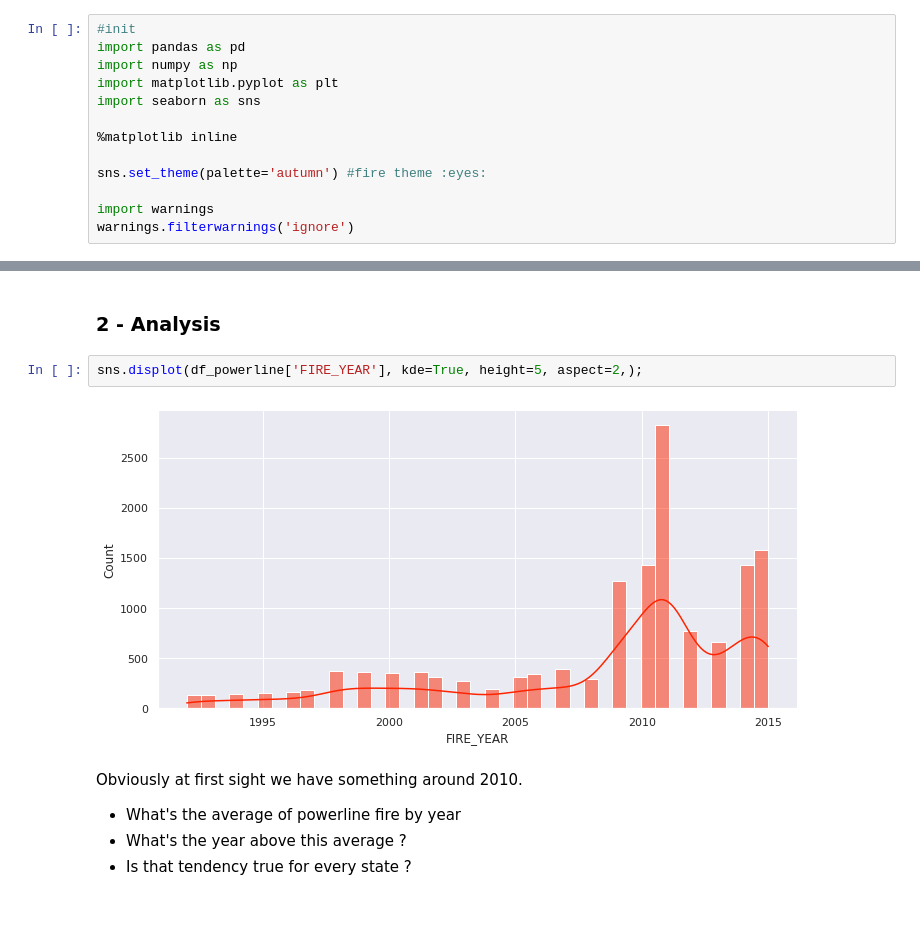
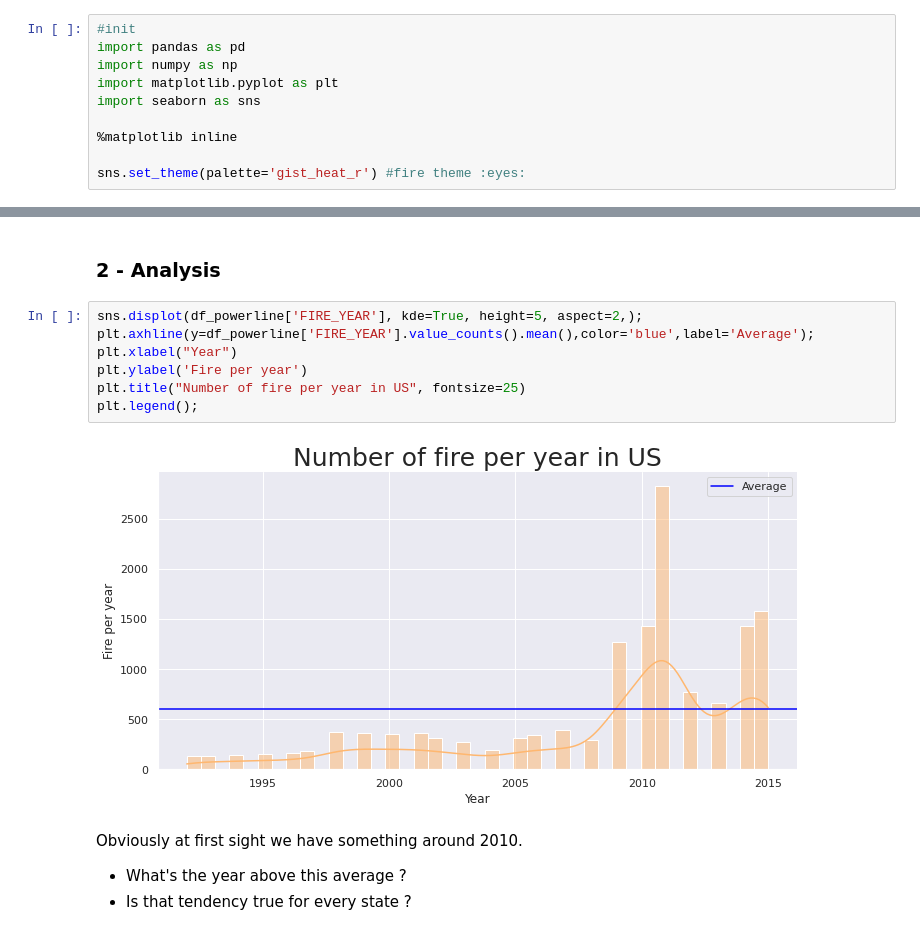
Before and after one commit to Coincoin-Dataduck/wildefires-da, a Jupyter notebook: Powerline-fire-analysis/powerline fire study.ipynb, the cells around one changed output, grey strips where cells are left out. Drawn from its saved outputs; the diff is of its cells as text.

```diff
--- a/Powerline-fire-analysis/powerline fire study.ipynb
+++ b/Powerline-fire-analysis/powerline fire study.ipynb
@@ -14,10 +14,7 @@ import seaborn as sns
 
 %matplotlib inline
 
-sns.set_theme(palette='autumn') #fire theme :eyes:
-
-import warnings
-warnings.filterwarnings('ignore')
+sns.set_theme(palette='gist_heat_r') #fire theme :eyes:
 # %%
 #data import
 df = pd.read_csv('fires.csv', index_col = 'OBJECTID')
@@ -69,12 +66,16 @@ dtypes: datetime64[ns](2), float64(7), int64(3), object(8)
 memory usage: 2.3+ MB
 # %% [markdown]
 ### 2 - Analysis
-# %%
-sns.displot(df_powerline['FIRE_YEAR'], kde=True, height=5, aspect=2,);
-# %% [output]
-[figure, removed]
+# %%
+sns.displot(df_powerline['FIRE_YEAR'], kde=True, height=5, aspect=2,);
+plt.axhline(y=df_powerline['FIRE_YEAR'].value_counts().mean(),color='blue',label='Average');
+plt.xlabel("Year")
+plt.ylabel('Fire per year')
+plt.title("Number of fire per year in US", fontsize=25)
+plt.legend();
+# %% [output]
+[figure, added]
 # %% [markdown]
 Obviously at first sight we have something around 2010.
-- What's the average of powerline fire by year
 - What's the year above this average ?
 - Is that tendency true for every state ?
```
Also changed, not shown: parts of 13 cells of this notebook.
